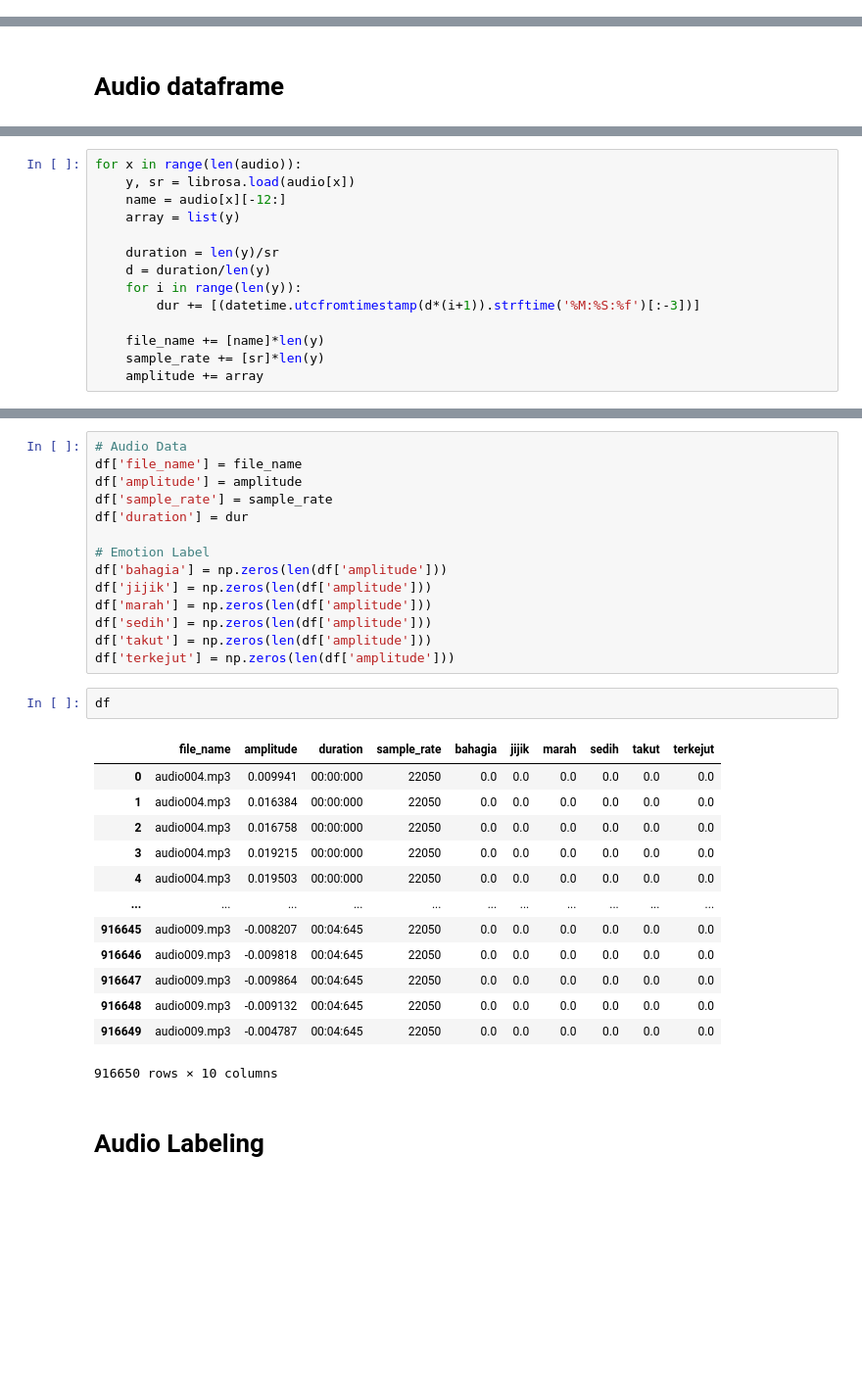
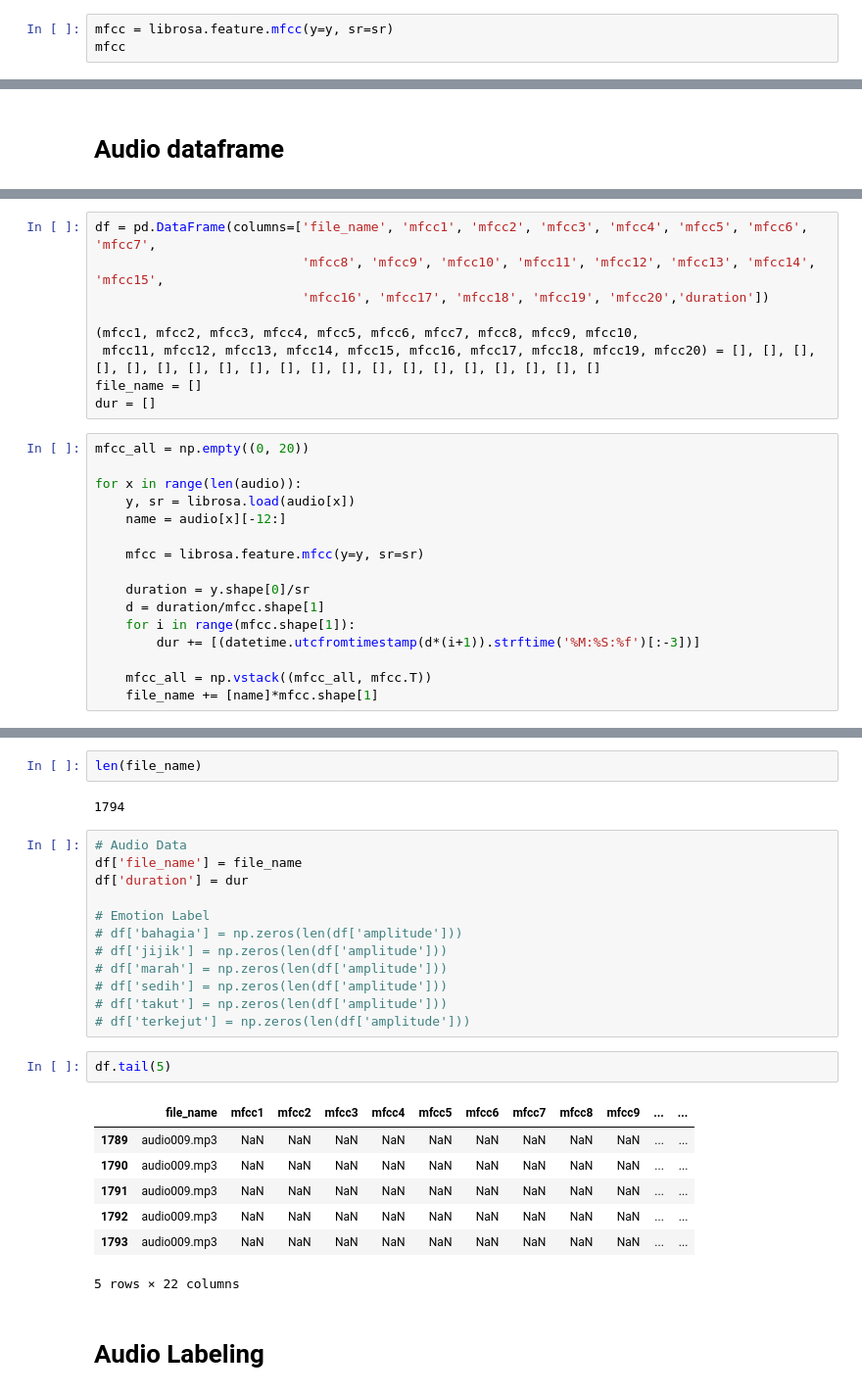
Before and after one commit to mwahid60/audio_preprocesing, a Jupyter notebook: emotion.ipynb, the cells around one changed output, grey strips where cells are left out. Shown at 98% size. Cells and saved outputs as stored; diff of their text form; blank space fills up the shorter version.

```diff
--- a/emotion.ipynb
+++ b/emotion.ipynb
@@ -57,0 +62,3 @@ ipd.Audio(audio[1])
+# %%
+mfcc = librosa.feature.mfcc(y=y, sr=sr)
+mfcc
@@ -66,14 +81,25 @@ dur = []
+# %%
+df = pd.DataFrame(columns=['file_name', 'mfcc1', 'mfcc2', 'mfcc3', 'mfcc4', 'mfcc5', 'mfcc6', 'mfcc7',
+                           'mfcc8', 'mfcc9', 'mfcc10', 'mfcc11', 'mfcc12', 'mfcc13', 'mfcc14', 'mfcc15',
+                           'mfcc16', 'mfcc17', 'mfcc18', 'mfcc19', 'mfcc20','duration'])
+
+(mfcc1, mfcc2, mfcc3, mfcc4, mfcc5, mfcc6, mfcc7, mfcc8, mfcc9, mfcc10,
+ mfcc11, mfcc12, mfcc13, mfcc14, mfcc15, mfcc16, mfcc17, mfcc18, mfcc19, mfcc20) = [], [], [], [], [], [], [], [], [], [], [], [], [], [], [], [], [], [], [], []
+file_name = []
+dur = []
 # %%
+mfcc_all = np.empty((0, 20))
+
 for x in range(len(audio)):
     y, sr = librosa.load(audio[x])
     name = audio[x][-12:]
-    array = list(y)
 
-    duration = len(y)/sr
-    d = duration/len(y)
-    for i in range(len(y)):
+    mfcc = librosa.feature.mfcc(y=y, sr=sr)
+
+    duration = y.shape[0]/sr
+    d = duration/mfcc.shape[1]
+    for i in range(mfcc.shape[1]):
         dur += [(datetime.utcfromtimestamp(d*(i+1)).strftime('%M:%S:%f')[:-3])]
 
-    file_name += [name]*len(y)
-    sample_rate += [sr]*len(y)
-    amplitude += array
+    mfcc_all = np.vstack((mfcc_all, mfcc.T))
+    file_name += [name]*mfcc.shape[1]
@@ -80,33 +110,29 @@ for x in range(len(audio)):
+# %%
+len(file_name)
+# %% [output]
+1794
 # %%
 # Audio Data
 df['file_name'] = file_name
-df['amplitude'] = amplitude
-df['sample_rate'] = sample_rate
 df['duration'] = dur
 
 # Emotion Label
-df['bahagia'] = np.zeros(len(df['amplitude']))
-df['jijik'] = np.zeros(len(df['amplitude']))
-df['marah'] = np.zeros(len(df['amplitude']))
-df['sedih'] = np.zeros(len(df['amplitude']))
-df['takut'] = np.zeros(len(df['amplitude']))
-df['terkejut'] = np.zeros(len(df['amplitude']))
+# df['bahagia'] = np.zeros(len(df['amplitude']))
+# df['jijik'] = np.zeros(len(df['amplitude']))
+# df['marah'] = np.zeros(len(df['amplitude']))
+# df['sedih'] = np.zeros(len(df['amplitude']))
+# df['takut'] = np.zeros(len(df['amplitude']))
+# df['terkejut'] = np.zeros(len(df['amplitude']))
 # %%
-df
+df.tail(5)
 # %% [output]
-|  | file_name | amplitude | duration | sample_rate | bahagia | jijik | marah | sedih | takut | terkejut |
-| 0 | audio004.mp3 | 0.009941 | 00:00:000 | 22050 | 0.0 | 0.0 | 0.0 | 0.0 | 0.0 | 0.0 |
-| 1 | audio004.mp3 | 0.016384 | 00:00:000 | 22050 | 0.0 | 0.0 | 0.0 | 0.0 | 0.0 | 0.0 |
-| 2 | audio004.mp3 | 0.016758 | 00:00:000 | 22050 | 0.0 | 0.0 | 0.0 | 0.0 | 0.0 | 0.0 |
-| 3 | audio004.mp3 | 0.019215 | 00:00:000 | 22050 | 0.0 | 0.0 | 0.0 | 0.0 | 0.0 | 0.0 |
-| 4 | audio004.mp3 | 0.019503 | 00:00:000 | 22050 | 0.0 | 0.0 | 0.0 | 0.0 | 0.0 | 0.0 |
-| ... | ... | ... | ... | ... | ... | ... | ... | ... | ... | ... |
-| 916645 | audio009.mp3 | -0.008207 | 00:04:645 | 22050 | 0.0 | 0.0 | 0.0 | 0.0 | 0.0 | 0.0 |
-| 916646 | audio009.mp3 | -0.009818 | 00:04:645 | 22050 | 0.0 | 0.0 | 0.0 | 0.0 | 0.0 | 0.0 |
-| 916647 | audio009.mp3 | -0.009864 | 00:04:645 | 22050 | 0.0 | 0.0 | 0.0 | 0.0 | 0.0 | 0.0 |
-| 916648 | audio009.mp3 | -0.009132 | 00:04:645 | 22050 | 0.0 | 0.0 | 0.0 | 0.0 | 0.0 | 0.0 |
-| 916649 | audio009.mp3 | -0.004787 | 00:04:645 | 22050 | 0.0 | 0.0 | 0.0 | 0.0 | 0.0 | 0.0 |
+|  | file_name | mfcc1 | mfcc2 | mfcc3 | mfcc4 | mfcc5 | mfcc6 | mfcc7 | mfcc8 | mfcc9 | ... | ... |
+| 1789 | audio009.mp3 | NaN | NaN | NaN | NaN | NaN | NaN | NaN | NaN | NaN | ... | ... |
+| 1790 | audio009.mp3 | NaN | NaN | NaN | NaN | NaN | NaN | NaN | NaN | NaN | ... | ... |
+| 1791 | audio009.mp3 | NaN | NaN | NaN | NaN | NaN | NaN | NaN | NaN | NaN | ... | ... |
+| 1792 | audio009.mp3 | NaN | NaN | NaN | NaN | NaN | NaN | NaN | NaN | NaN | ... | ... |
+| 1793 | audio009.mp3 | NaN | NaN | NaN | NaN | NaN | NaN | NaN | NaN | NaN | ... | ... |
-916650 rows × 10 columns
+5 rows × 22 columns
 # %% [markdown]
 # Audio Labeling
 # %%
```
Also changed, not shown: parts of 9 cells of this notebook.
